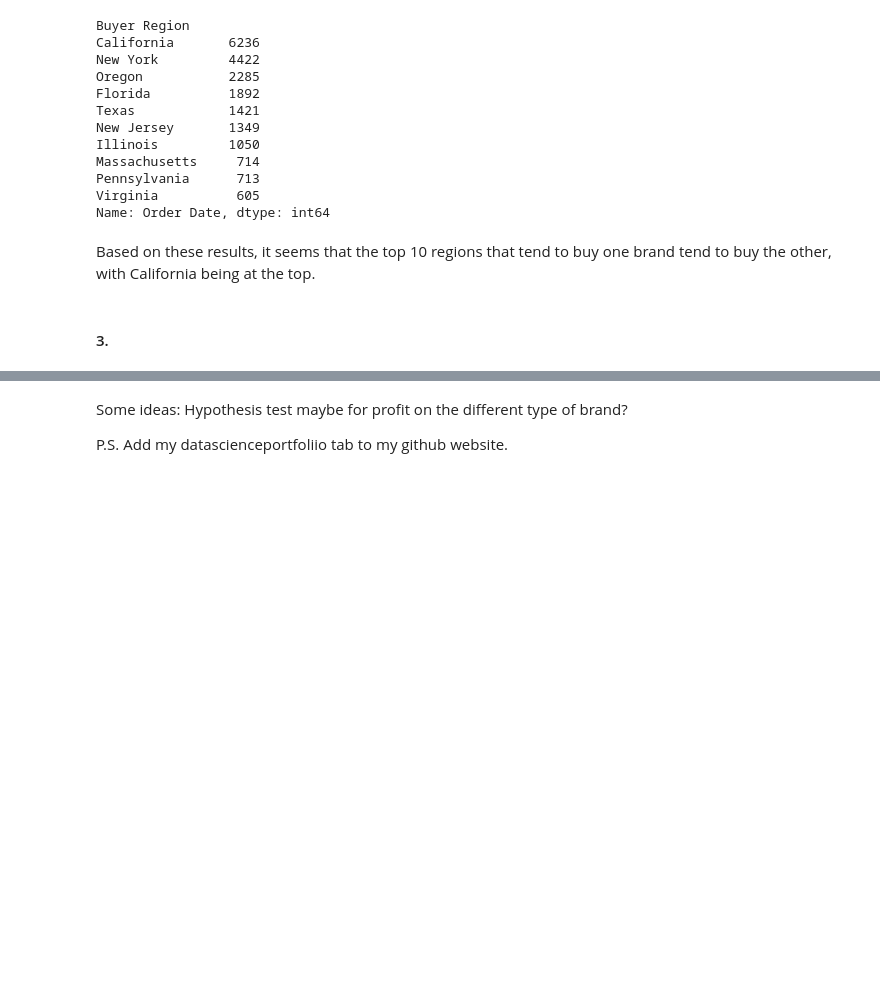
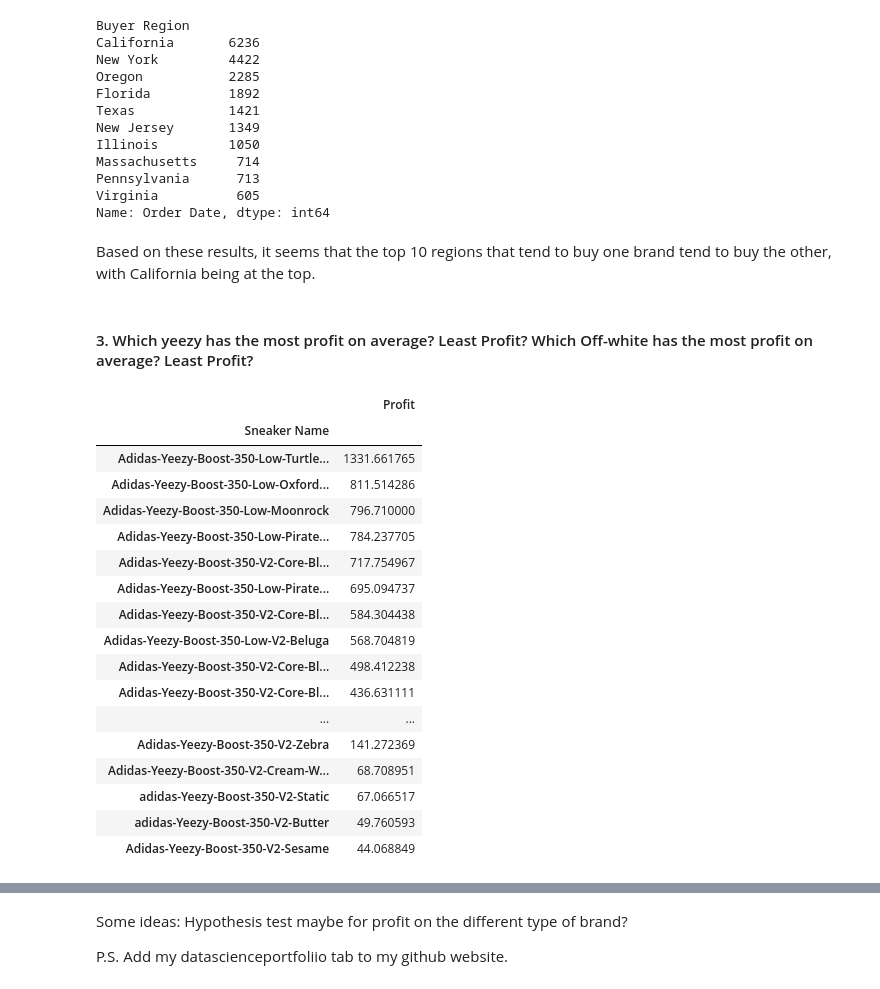
Before and after one commit to timlanwong/DataSciencePortfolio, a Jupyter notebook: Data Exploration/StockxSneakerContest/StockXSneakerContest2019.ipynb, the cells around one changed output, grey strips where cells are left out. Cells and saved outputs as stored; diff of their text form; code cells hidden in the pictures; blank space fills up the shorter version.

```diff
--- a/Data Exploration/StockxSneakerContest/StockXSneakerContest2019.ipynb
+++ b/Data Exploration/StockxSneakerContest/StockXSneakerContest2019.ipynb
@@ -204,2 +218,23 @@ Based on these results, it seems that the top 10 regions that tend to buy one br
-# %% [markdown]
-#### 3.
+# %% [markdown]
+#### 3. Which yeezy has the most profit on average? Least Profit?  Which Off-white has the most profit on average? Least Profit?
+# %%
+yeezy.groupby(['Sneaker Name']).mean()['Profit'].reset_index().sort_values('Profit', ascending = False).set_index('Sneaker Name')
+# %% [output]
+|  | Profit |
+| Sneaker Name |  |
+| Adidas-Yeezy-Boost-350-Low-Turtle... | 1331.661765 |
+| Adidas-Yeezy-Boost-350-Low-Oxford... | 811.514286 |
+| Adidas-Yeezy-Boost-350-Low-Moonrock | 796.710000 |
+| Adidas-Yeezy-Boost-350-Low-Pirate... | 784.237705 |
+| Adidas-Yeezy-Boost-350-V2-Core-Bl... | 717.754967 |
+| Adidas-Yeezy-Boost-350-Low-Pirate... | 695.094737 |
+| Adidas-Yeezy-Boost-350-V2-Core-Bl... | 584.304438 |
+| Adidas-Yeezy-Boost-350-Low-V2-Beluga | 568.704819 |
+| Adidas-Yeezy-Boost-350-V2-Core-Bl... | 498.412238 |
+| Adidas-Yeezy-Boost-350-V2-Core-Bl... | 436.631111 |
+| ... | ... |
+| Adidas-Yeezy-Boost-350-V2-Zebra | 141.272369 |
+| Adidas-Yeezy-Boost-350-V2-Cream-W... | 68.708951 |
+| adidas-Yeezy-Boost-350-V2-Static | 67.066517 |
+| adidas-Yeezy-Boost-350-V2-Butter | 49.760593 |
+| Adidas-Yeezy-Boost-350-V2-Sesame | 44.068849 |
```
Also changed, not shown: parts of 9 cells of this notebook.
